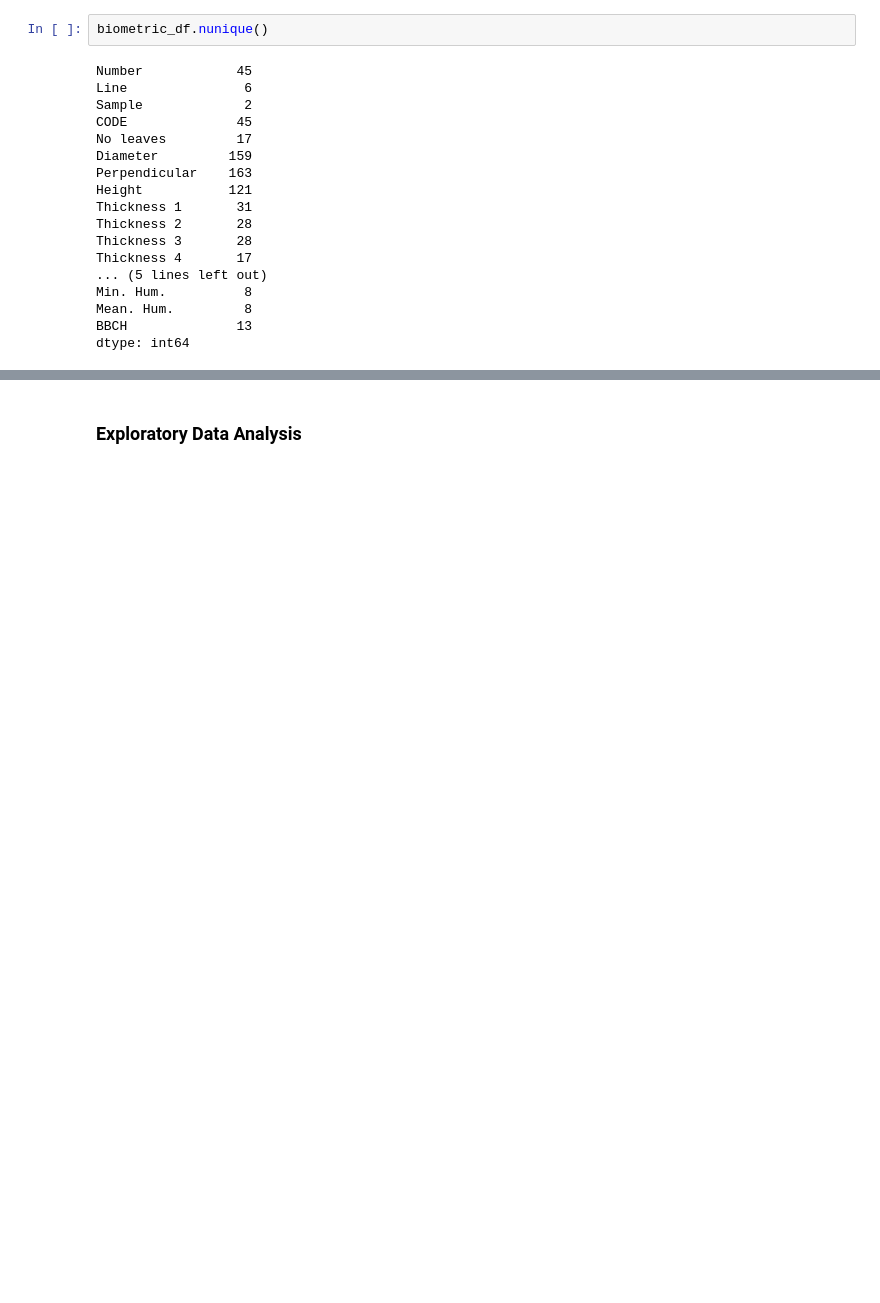
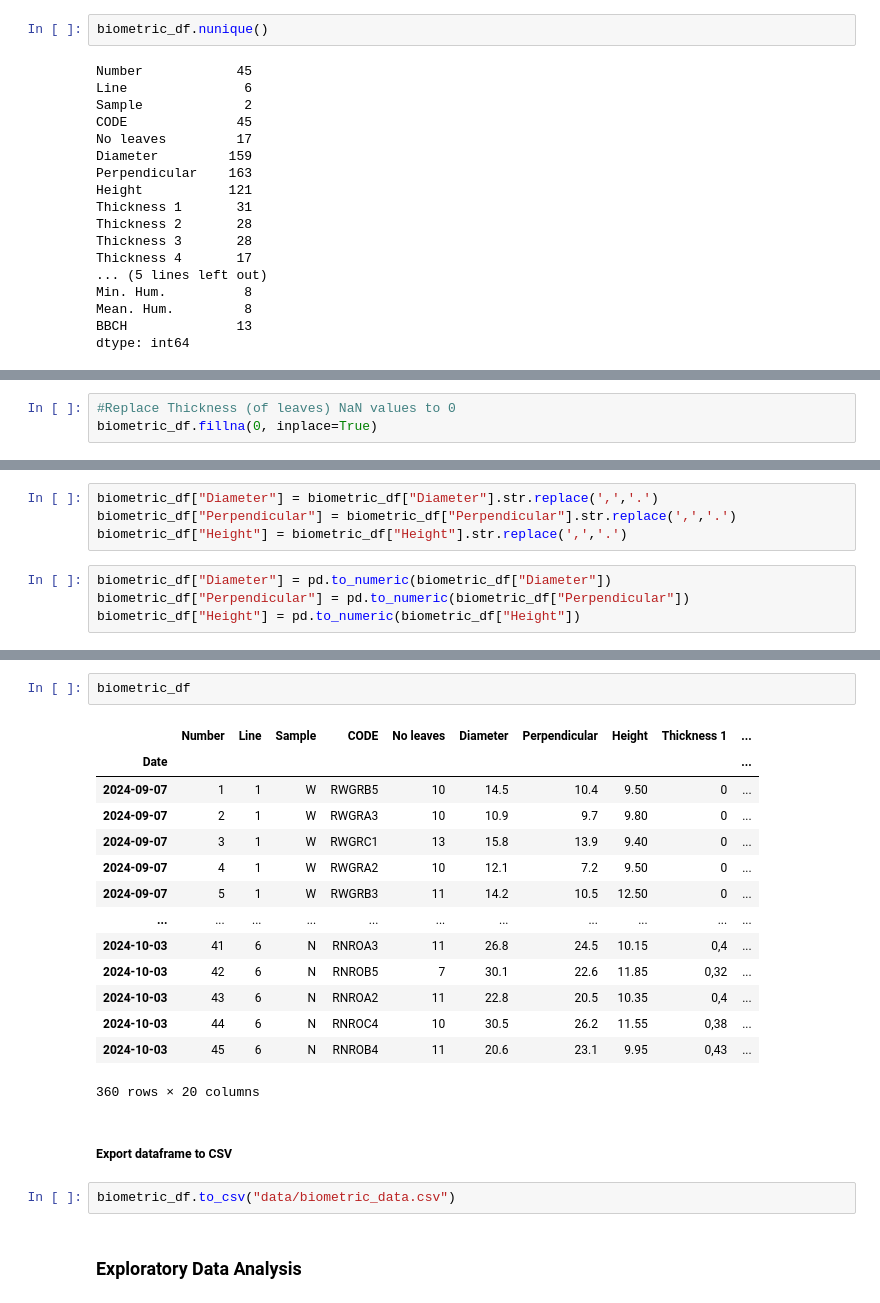
Before and after one commit to rodribro/TimeSeries, a Jupyter notebook: notebooks/biometric_dataset_creation.ipynb, the cells around one changed output, grey strips where cells are left out. Drawn from its saved outputs; the diff is of its cells as text; blank space fills up the shorter version.

Commit message:
Biometric dataset completed

```diff
--- a/lettuce.ipynb
+++ b/notebooks/biometric_dataset_creation.ipynb
@@ -332,0 +335,3 @@ dtype: int64
+# %%
+#Replace Thickness (of leaves) NaN values to 0
+biometric_df.fillna(0, inplace=True)
@@ -332,0 +360,8 @@ dtype: int64
+# %%
+biometric_df["Diameter"] = biometric_df["Diameter"].str.replace(',','.')
+biometric_df["Perpendicular"] = biometric_df["Perpendicular"].str.replace(',','.')
+biometric_df["Height"] = biometric_df["Height"].str.replace(',','.')
+# %%
+biometric_df["Diameter"] = pd.to_numeric(biometric_df["Diameter"])
+biometric_df["Perpendicular"] = pd.to_numeric(biometric_df["Perpendicular"])
+biometric_df["Height"] = pd.to_numeric(biometric_df["Height"])
@@ -333,2 +388,23 @@ dtype: int64
+# %%
+biometric_df
+# %% [output]
+|  | Number | Line | Sample | CODE | No leaves | Diameter | Perpendicular | Height | Thickness 1 | ... |
+| Date |  |  |  |  |  |  |  |  |  | ... |
+| 2024-09-07 | 1 | 1 | W | RWGRB5 | 10 | 14.5 | 10.4 | 9.50 | 0 | ... |
+| 2024-09-07 | 2 | 1 | W | RWGRA3 | 10 | 10.9 | 9.7 | 9.80 | 0 | ... |
+| 2024-09-07 | 3 | 1 | W | RWGRC1 | 13 | 15.8 | 13.9 | 9.40 | 0 | ... |
+| 2024-09-07 | 4 | 1 | W | RWGRA2 | 10 | 12.1 | 7.2 | 9.50 | 0 | ... |
+| 2024-09-07 | 5 | 1 | W | RWGRB3 | 11 | 14.2 | 10.5 | 12.50 | 0 | ... |
+| ... | ... | ... | ... | ... | ... | ... | ... | ... | ... | ... |
+| 2024-10-03 | 41 | 6 | N | RNROA3 | 11 | 26.8 | 24.5 | 10.15 | 0,4 | ... |
+| 2024-10-03 | 42 | 6 | N | RNROB5 | 7 | 30.1 | 22.6 | 11.85 | 0,32 | ... |
+| 2024-10-03 | 43 | 6 | N | RNROA2 | 11 | 22.8 | 20.5 | 10.35 | 0,4 | ... |
+| 2024-10-03 | 44 | 6 | N | RNROC4 | 10 | 30.5 | 26.2 | 11.55 | 0,38 | ... |
+| 2024-10-03 | 45 | 6 | N | RNROB4 | 11 | 20.6 | 23.1 | 9.95 | 0,43 | ... |
+360 rows × 20 columns
+# %% [markdown]
+##### <b> Export dataframe to CSV </b>
+# %%
+biometric_df.to_csv("data/biometric_data.csv")
 # %% [markdown]
 ### <b> Exploratory Data Analysis </b>
```
Also changed, not shown: parts of 4 cells of this notebook, 6 other files.
